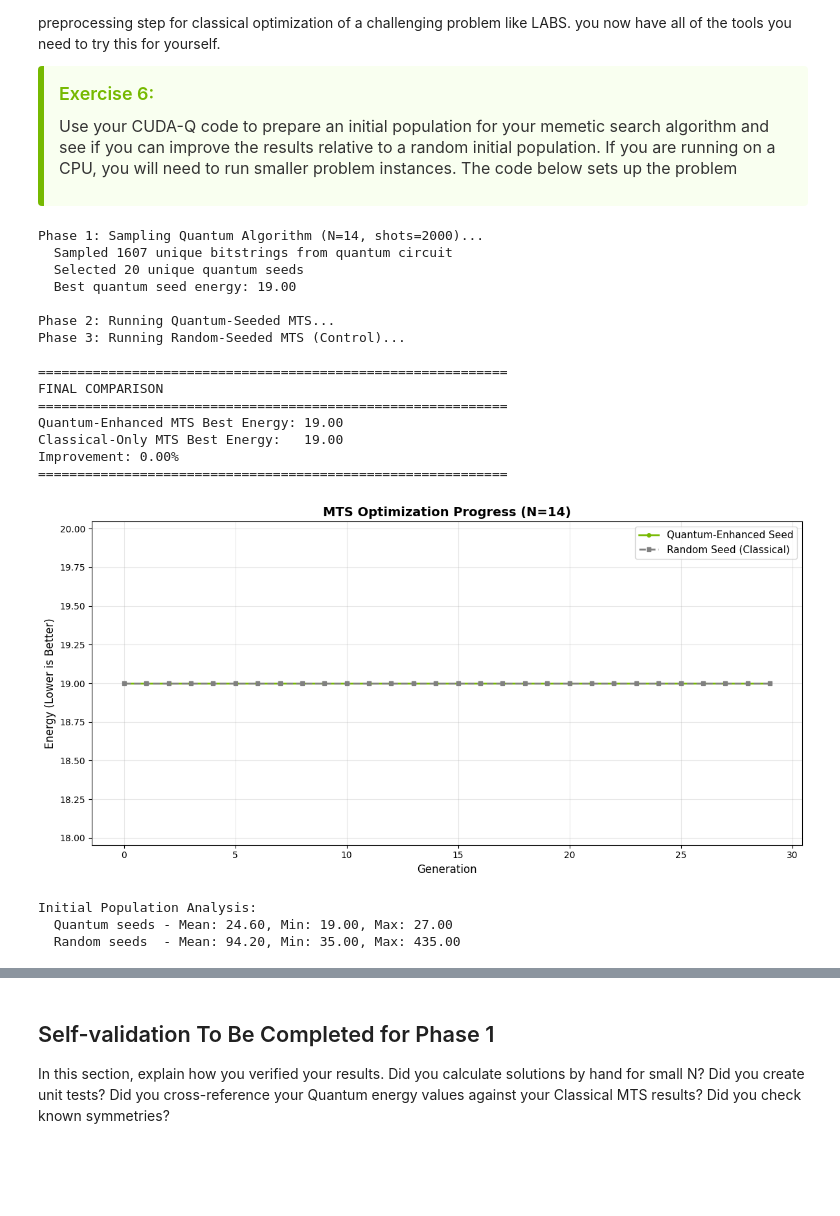
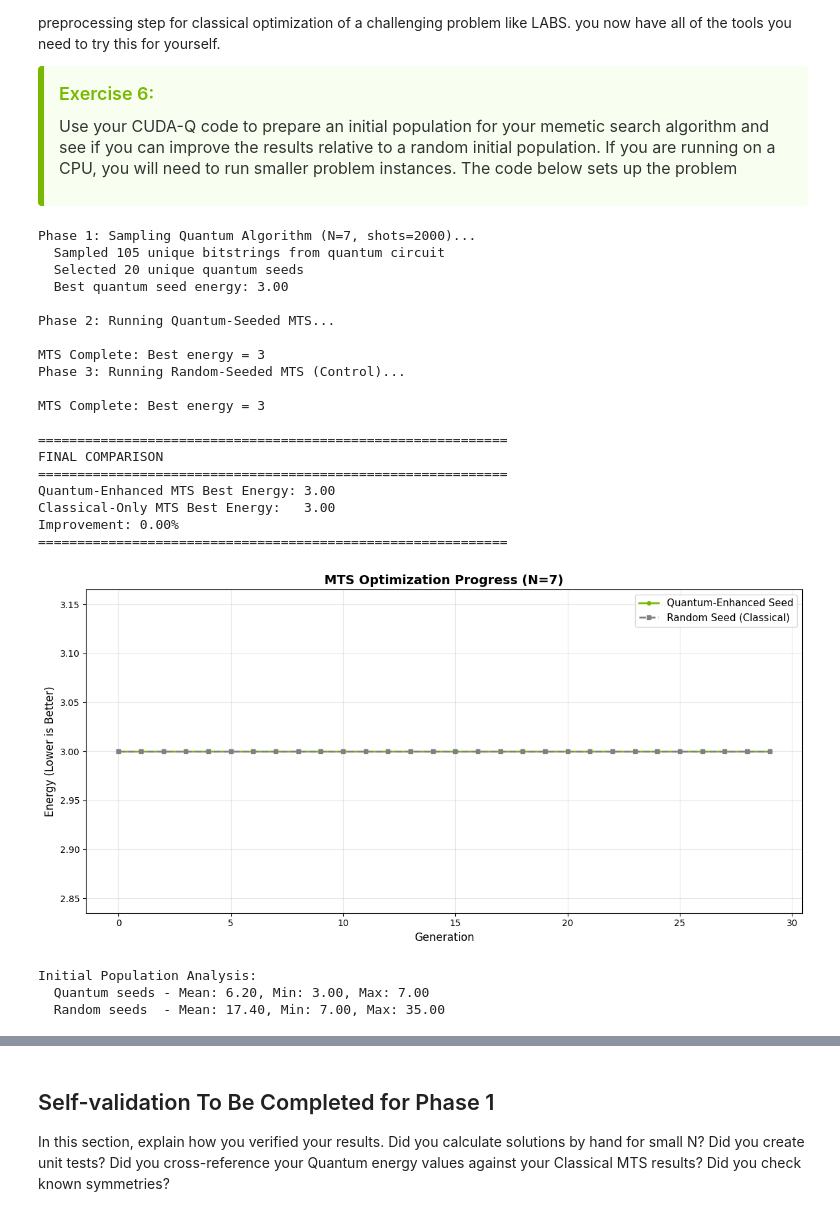
Before and after one commit to Cass490/testing, a Jupyter notebook: 01_quantum_enhanced_optimization_LABS.ipynb, the cells around one changed output, grey strips where cells are left out. Drawn from its saved outputs; the diff is of its cells as text; code cells hidden in the pictures; blank space fills up the shorter version.

```diff
--- a/01_quantum_enhanced_optimization_LABS.ipynb
+++ b/01_quantum_enhanced_optimization_LABS.ipynb
@@ -48,6 +48,10 @@ import cudaq
 import numpy as np
 from math import floor
 import auxiliary_files.labs_utils as utils
+
+# Configure CUDA-Q to use GPU
+cudaq.set_target('nvidia')  # Use NVIDIA GPU backend
+print(f"Using CUDA-Q target: {cudaq.get_target().name}")
 # %% [markdown]
 ## The LABS problem and applications
 
@@ -772,7 +1009,7 @@ def trotterized_circuit(N: int, G2: list[list[int]], G4: list[list[int]], steps:
 T = 1.0
 n_steps = 5 # Increased steps for better approximation (was 2)
 dt = T / n_steps
-N = 14 # N=20 might be slow on CPU, N=14 is safe for testing
+N = 7 # N=20 might be slow on CPU, N=14 is safe for testing
 G2, G4 = get_interactions(N)
 
 print(f"Problem size: N={N}")
@@ -957,7 +1194,7 @@ Use your CUDA-Q code to prepare an initial population for your memetic search al
 import matplotlib.pyplot as plt
 
 # 1. Setup Parameters
-N = 14 # Keep N small for quick CPU testing; use 20+ on GPU
+N = 7# Keep N small for quick CPU testing; use 20+ on GPU
 K = 20  # Population size (how many seeds to give the MTS)
 shots = 2000  # Increased shots for better sampling
 
@@ -989,7 +1226,7 @@ for bs, count in counts.items():
         quantum_samples.append(seq.copy())
 
 # Sort by LABS energy to get the best seeds
-quantum_samples.sort(key=lambda x: calculate_energy(x))
+quantum_samples.sort(key=lambda x: compute_energy(x))
 
 # Take the top K unique quantum guesses to form our population
 # Use set to ensure uniqueness while preserving order
@@ -1008,15 +1245,15 @@ while len(quantum_population) < K:
     quantum_population.append(np.random.choice([-1, 1], size=N))
 
 print(f"  Selected {len(quantum_population)} unique quantum seeds")
-print(f"  Best quantum seed energy: {calculate_energy(quantum_population[0]):.2f}")
+print(f"  Best quantum seed energy: {compute_energy(quantum_population[0]):.2f}")
 
 # 4. Run Quantum-Enhanced MTS
 print(f"\nPhase 2: Running Quantum-Seeded MTS...")
-best_sol_q, best_en_q, _, history_q = mts(N, initial_population=quantum_population, generations=30, population_size=K)
+best_sol_q, best_en_q, _, history_q = memetic_tabu_search(N, initial_population=quantum_population, generations=30, pop_size=K)
 
 # 5. Run Classical MTS (Control)
 print(f"Phase 3: Running Random-Seeded MTS (Control)...")
-best_sol_r, best_en_r, _, history_r = mts(N, population_size=K, generations=30)
+best_sol_r, best_en_r, _, history_r = memetic_tabu_search(N, pop_size=K, generations=30)
 
 # 6. Results and Comparison
 print("\n" + "="*60)
@@ -1030,44 +1267,48 @@ print("="*60)
 
 # 7. Visualization
 plt.figure(figsize=(12, 6))
 plt.plot(history_q, label='Quantum-Enhanced Seed', color='#76b900', linewidth=2, marker='o', markersize=4)
 plt.plot(history_r, label='Random Seed (Classical)', color='gray', linestyle='--', linewidth=2, marker='s', markersize=4)
 plt.title(f"MTS Optimization Progress (N={N})", fontsize=14, fontweight='bold')
 plt.xlabel("Generation", fontsize=12)
 plt.ylabel("Energy (Lower is Better)", fontsize=12)
 plt.legend(fontsize=11)
 plt.grid(alpha=0.3)
 plt.tight_layout()
 plt.show()
 
 # Additional analysis: Show energy distribution of initial populations
 print("\nInitial Population Analysis:")
-quantum_init_energies = [calculate_energy(seq) for seq in quantum_population]
+quantum_init_energies = [compute_energy(seq) for seq in quantum_population]
 random_init = [np.random.choice([-1, 1], size=N) for _ in range(K)]
-random_init_energies = [calculate_energy(seq) for seq in random_init]
+random_init_energies = [compute_energy(seq) for seq in random_init]
 
 print(f"  Quantum seeds - Mean: {np.mean(quantum_init_energies):.2f}, Min: {np.min(quantum_init_energies):.2f}, Max: {np.max(quantum_init_energies):.2f}")
 print(f"  Random seeds  - Mean: {np.mean(random_init_energies):.2f}, Min: {np.min(random_init_energies):.2f}, Max: {np.max(random_init_energies):.2f}")
 # %% [output]
-Phase 1: Sampling Quantum Algorithm (N=14, shots=2000)...
-  Sampled 1607 unique bitstrings from quantum circuit
+Phase 1: Sampling Quantum Algorithm (N=7, shots=2000)...
+  Sampled 105 unique bitstrings from quantum circuit
   Selected 20 unique quantum seeds
-  Best quantum seed energy: 19.00
+  Best quantum seed energy: 3.00
 
 Phase 2: Running Quantum-Seeded MTS...
+
+MTS Complete: Best energy = 3
 Phase 3: Running Random-Seeded MTS (Control)...
+
+MTS Complete: Best energy = 3
 
 ============================================================
 FINAL COMPARISON
 ============================================================
-Quantum-Enhanced MTS Best Energy: 19.00
-Classical-Only MTS Best Energy:   19.00
+Quantum-Enhanced MTS Best Energy: 3.00
+Classical-Only MTS Best Energy:   3.00
 Improvement: 0.00%
 ============================================================
-[figure, old version]
+[figure, new version]
 Initial Population Analysis:
-  Quantum seeds - Mean: 24.60, Min: 19.00, Max: 27.00
-  Random seeds  - Mean: 94.20, Min: 35.00, Max: 435.00
+  Quantum seeds - Mean: 6.20, Min: 3.00, Max: 7.00
+  Random seeds  - Mean: 17.40, Min: 7.00, Max: 35.00
 # %% [markdown]
 The results clearly show that a population sampled from CUDA-Q results in an improved distribution and a lower energy final result. This is exactly the goal of quantum enhanced optimization.  To not necessarily solve the problem, but improve the effectiveness of state-of-the-art classical approaches.
 
```
Also changed, not shown: parts of 4 cells of this notebook.
